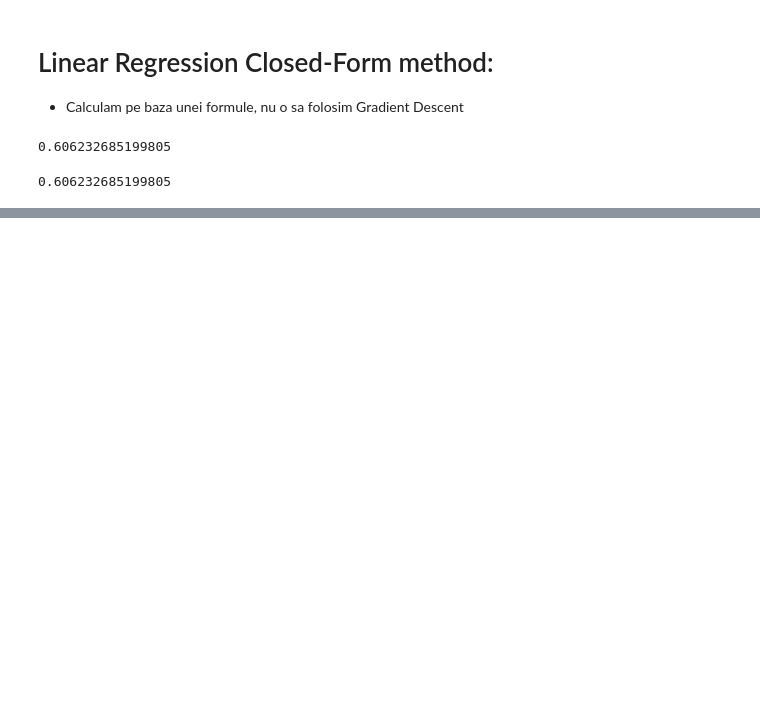
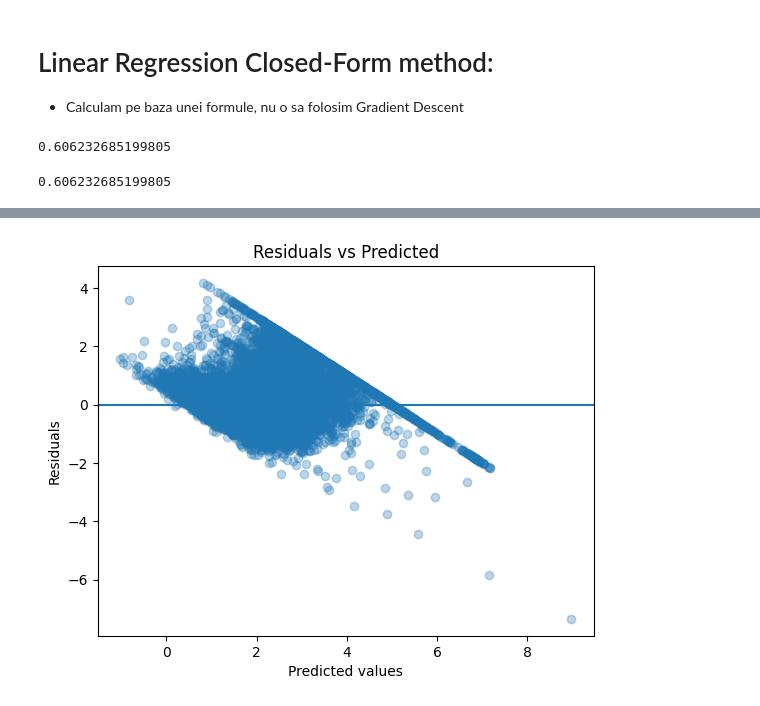
Before and after one commit to BejenaruIoanMatei/ML-Fundamentals, a Jupyter notebook: LinearRegression/LinearRegression.ipynb, the cells around one changed output, grey strips where cells are left out. Saved outputs shown, nothing was run; the diff lists cells and outputs as text; code cells hidden in the pictures; blank space fills up the shorter version.

```diff
--- a/LinearRegression/LinearRegression.ipynb
+++ b/LinearRegression/LinearRegression.ipynb
@@ -54,0 +67,12 @@ print(r2_score(y, y_pred))
+# %%
+residuals = y - y_pred
+
+plt.figure()
+plt.scatter(y_pred, residuals, alpha=0.3)
+plt.axhline(0)
+plt.xlabel("Predicted values")
+plt.ylabel("Residuals")
+plt.title("Residuals vs Predicted")
+plt.show()
+# %% [output]
+[figure, added]
```
Also changed, not shown: parts of 4 cells of this notebook, 2 other files.
